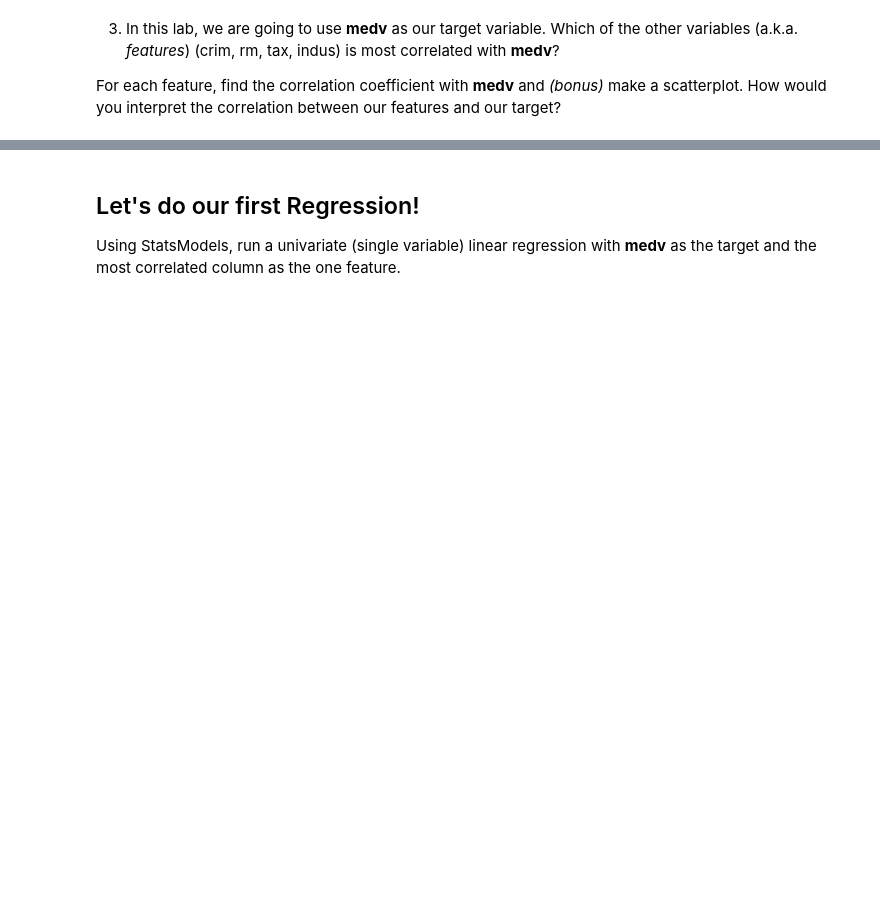
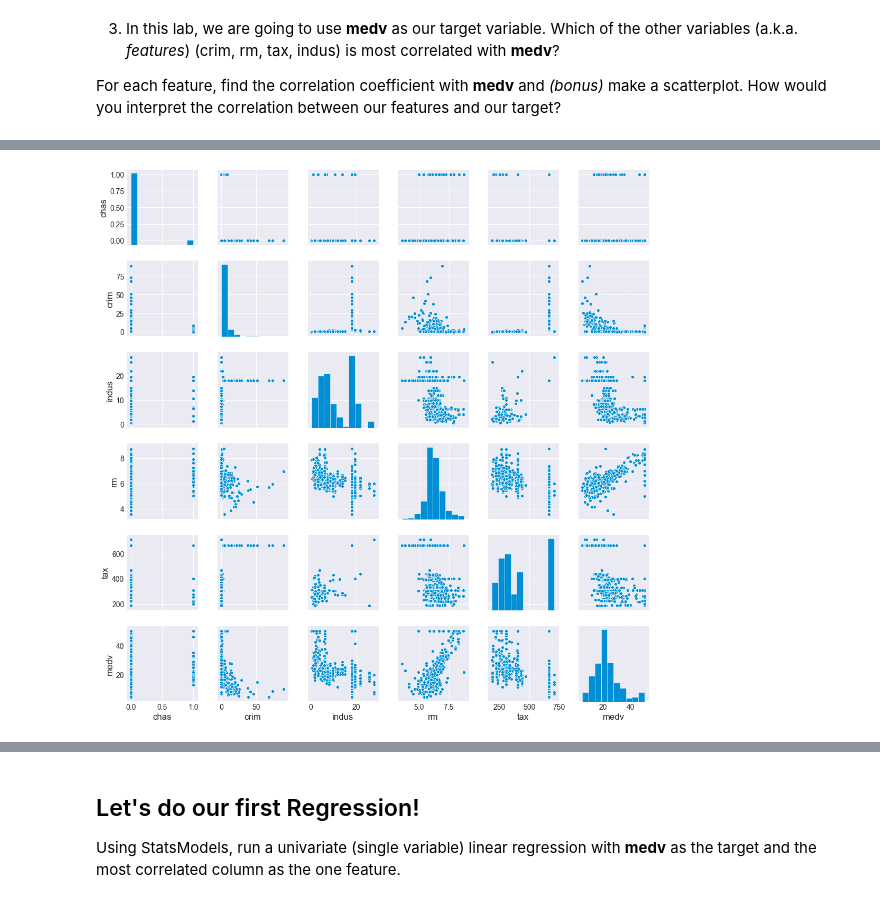
Before and after one commit to acdick/dsc-01-10-16-regression-EOD-Lab, a Jupyter notebook: index.ipynb, the cells around one changed output, grey strips where cells are left out. Saved outputs shown, nothing was run; the diff lists cells and outputs as text; code cells hidden in the pictures; blank space fills up the shorter version.

```diff
--- a/index.ipynb
+++ b/index.ipynb
@@ -51,0 +324,7 @@ For each feature, find the correlation coefficient with **medv** and *(bonus)* m
+# %%
+# Use a pairplot visualization to understand the relationships between
+# all the variables in the dataset
+sns.pairplot(boston_df)
+plt.show()
+# %% [output]
+[figure, added]
```
Also changed, not shown: parts of 61 cells of this notebook.
